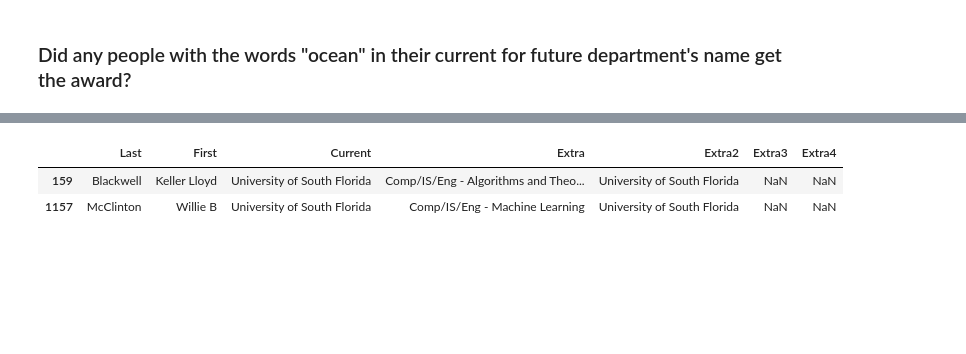
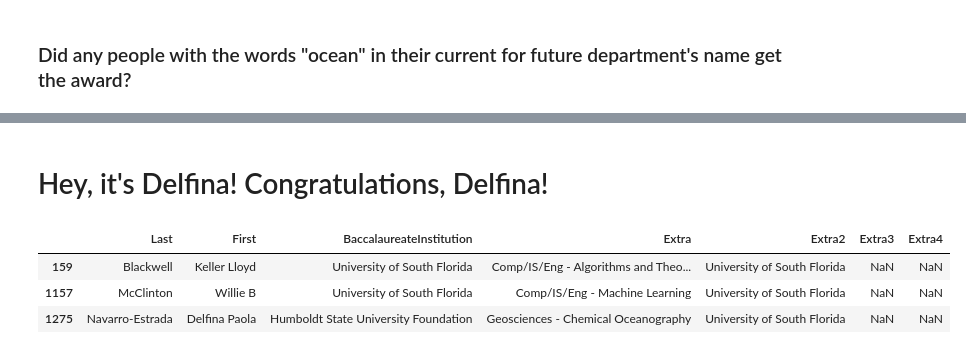
Before and after one commit to ognancy4life/GRFP, a Jupyter notebook: 2021GRFP.ipynb, the cells around one changed output, grey strips where cells are left out. Saved outputs shown, nothing was run; the diff lists cells and outputs as text; code cells hidden in the pictures; blank space fills up the shorter version.

```diff
--- a/2021GRFP.ipynb
+++ b/2021GRFP.ipynb
@@ -237,7 +202,9 @@ dtype: int64
 # %%
 GRFP2020 = pd.read_csv('2020GRFPAwardeeList.csv', sep=',',
-                   names=['Last', 'First', 'Current', 'Extra', 'Extra2', 'Extra3', 'Extra4']
+                   names=['Last', 'First', 'BaccalaureateInstitution',
+                          'Extra', 'Extra2', 'Extra3', 'Extra4']
                   )
-GRFP_HM2020 = pd.read_csv('2020GRFPHonorableMention.csv', sep=',',
-                   names=['Last', 'First', 'Current', 'Extra', 'Extra2', 'Extra3', 'Extra4']
+GRFP2019 = pd.read_csv('2019GRFPAwardeeList.csv', sep=',',
+                   names=['Last', 'First', 'BaccalaureateInstitution',
+                          'Extra', 'Extra2', 'Extra3', 'Extra4']
                   )
@@ -261,6 +262,9 @@ Length: 477, dtype: int64
+# %% [markdown]
+# Hey, it's Delfina! Congratulations, Delfina!
 # %%
-GRFP2020[GRFP2020['Current'].str.contains("University of South Florida")]
+GRFP2020[GRFP2020.apply(lambda row: row.astype(str).str.contains('University of South Florida', case=False).any(), axis=1)]
 # %% [output]
-|  | Last | First | Current | Extra | Extra2 | Extra3 | Extra4 |
+|  | Last | First | BaccalaureateInstitution | Extra | Extra2 | Extra3 | Extra4 |
 | 159 | Blackwell | Keller Lloyd | University of South Florida | Comp/IS/Eng - Algorithms and Theo... | University of South Florida | NaN | NaN |
 | 1157 | McClinton | Willie B | University of South Florida | Comp/IS/Eng - Machine Learning | University of South Florida | NaN | NaN |
+| 1275 | Navarro-Estrada | Delfina Paola | Humboldt State University Foundation | Geosciences - Chemical Oceanography | University of South Florida | NaN | NaN |
```
Also changed, not shown: parts of 37 cells of this notebook, 1 other file.
